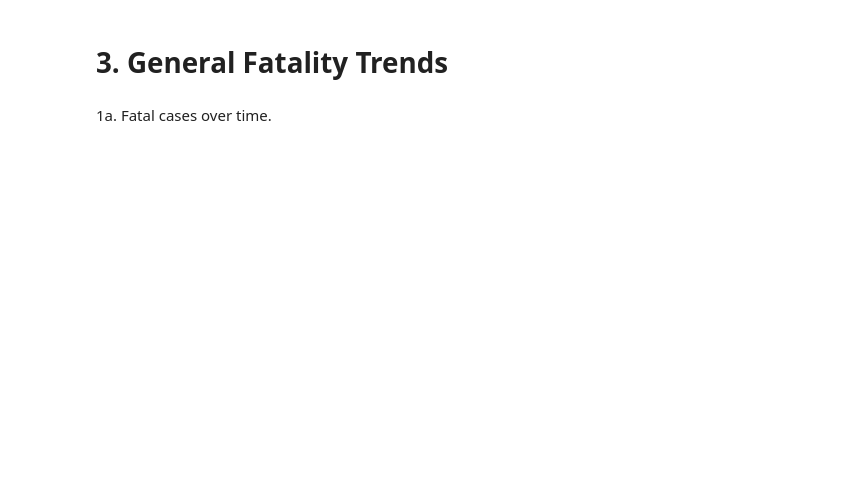
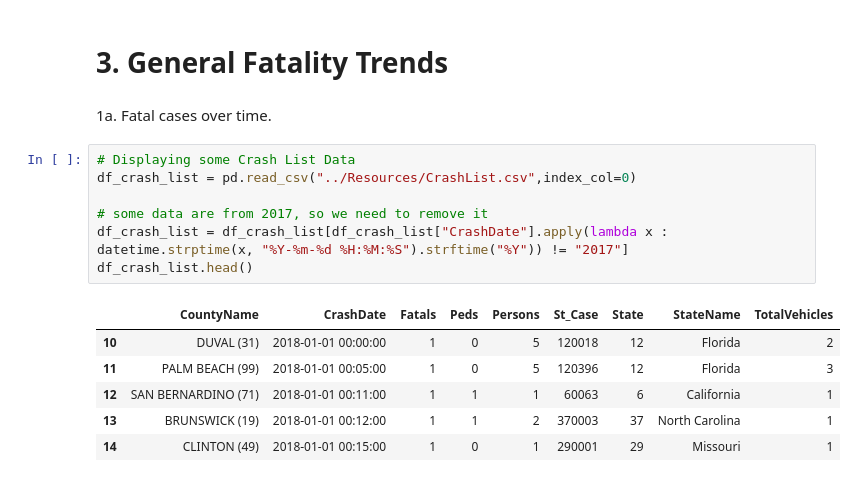
Before and after one commit to dcheung0720/Data-Wizards-1, a Jupyter notebook: Analysis/CrashAnalysis.ipynb, the cells around one changed output. Drawn from its saved outputs; the diff is of its cells as text; blank space fills up the shorter version.

```diff
--- a/Analysis/CrashAnalysis.ipynb
+++ b/Analysis/CrashAnalysis.ipynb
@@ -226,3 +306,17 @@ plt.show()
 <h1>3. General Fatality Trends</h1>
 # %% [markdown]
 1a. Fatal cases over time.
+# %%
+# Displaying some Crash List Data
+df_crash_list = pd.read_csv("../Resources/CrashList.csv",index_col=0)
+
+# some data are from 2017, so we need to remove it
+df_crash_list = df_crash_list[df_crash_list["CrashDate"].apply(lambda x : datetime.strptime(x, "%Y-%m-%d %H:%M:%S").strftime("%Y")) != "2017"]
+df_crash_list.head()
+# %% [output]
+|  | CountyName | CrashDate | Fatals | Peds | Persons | St_Case | State | StateName | TotalVehicles |
+| 10 | DUVAL (31) | 2018-01-01 00:00:00 | 1 | 0 | 5 | 120018 | 12 | Florida | 2 |
+| 11 | PALM BEACH (99) | 2018-01-01 00:05:00 | 1 | 0 | 5 | 120396 | 12 | Florida | 3 |
+| 12 | SAN BERNARDINO (71) | 2018-01-01 00:11:00 | 1 | 1 | 1 | 60063 | 6 | California | 1 |
+| 13 | BRUNSWICK (19) | 2018-01-01 00:12:00 | 1 | 1 | 2 | 370003 | 37 | North Carolina | 1 |
+| 14 | CLINTON (49) | 2018-01-01 00:15:00 | 1 | 0 | 1 | 290001 | 29 | Missouri | 1 |
```
Also changed, not shown: parts of 16 cells of this notebook.
